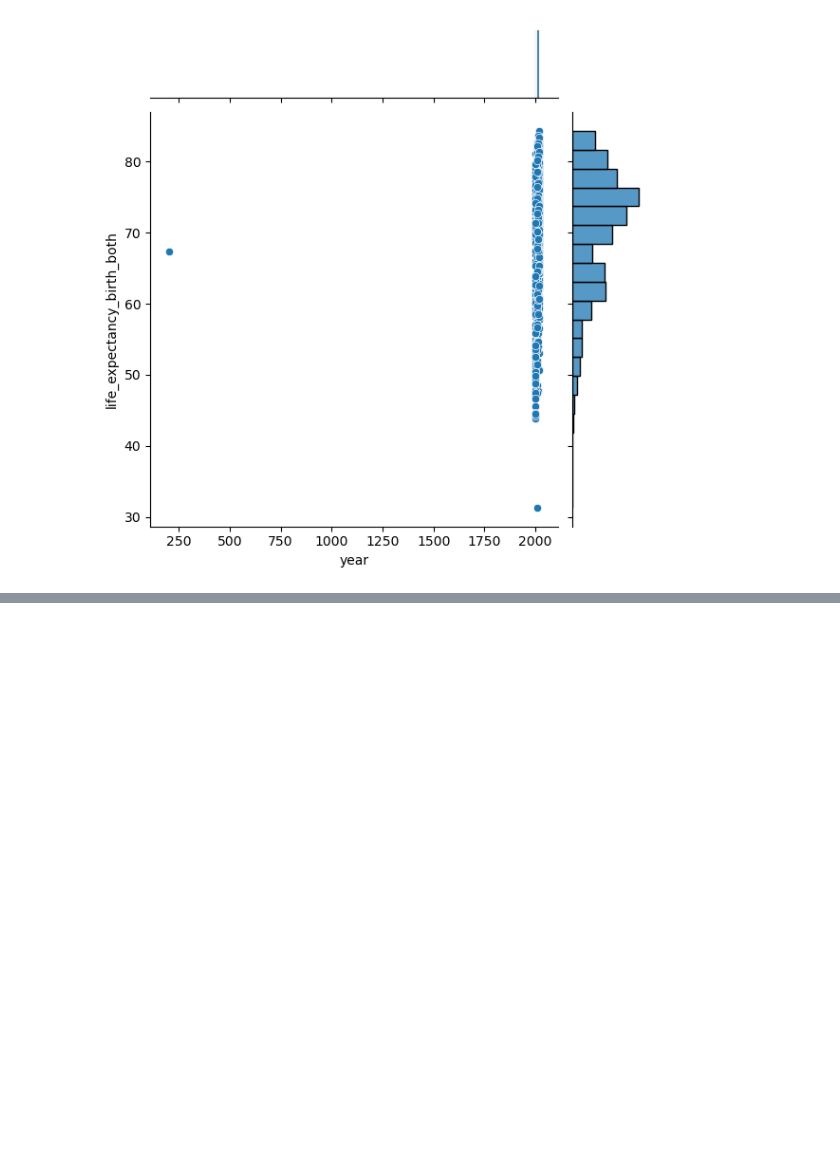
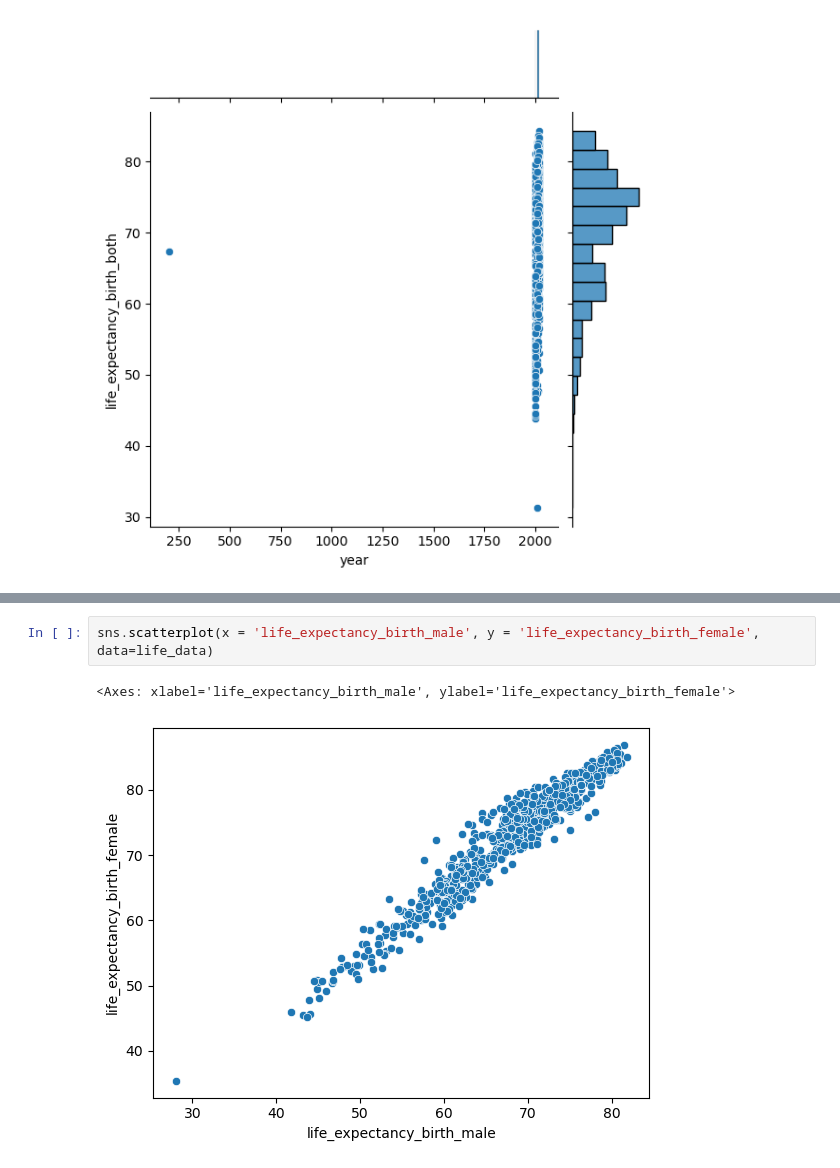
Before and after one commit to thatzerroguy/Life-Expectancy-Analysis, a Jupyter notebook: life_expectancy_analysis.ipynb, the cells around one changed output, grey strips where cells are left out. Saved outputs shown, nothing was run; the diff lists cells and outputs as text; blank space fills up the shorter version.

```diff
--- a/life_expectancy_analysis.ipynb
+++ b/life_expectancy_analysis.ipynb
@@ -147,0 +203,5 @@ sns.jointplot(x = 'year', y = 'life_expectancy_birth_both', data=life_data)
+# %%
+sns.scatterplot(x = 'life_expectancy_birth_male', y = 'life_expectancy_birth_female', data=life_data)
+# %% [output]
+<Axes: xlabel='life_expectancy_birth_male', ylabel='life_expectancy_birth_female'>
+[figure, added]
```
Also changed, not shown: parts of 22 cells of this notebook.
